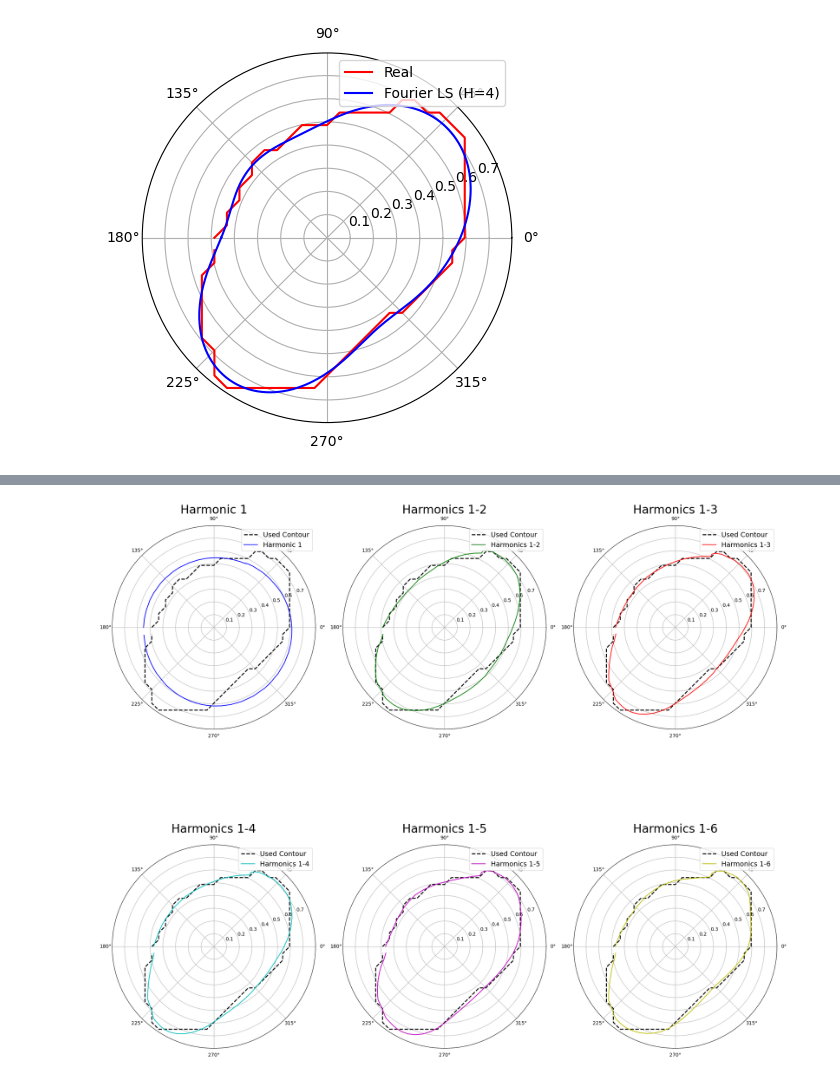
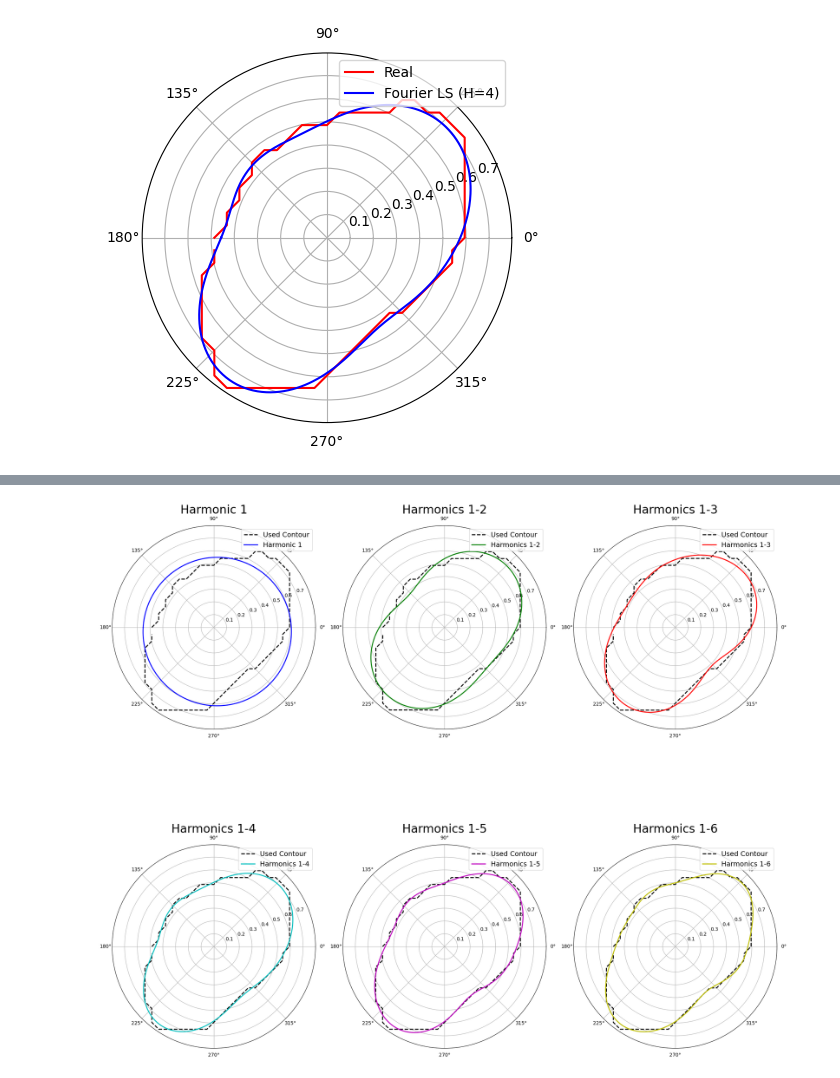
Before and after one commit to lampis-tzai/handwriting-evidence-evaluation-fourier-based-feature-extraction, a Jupyter notebook: Fourier_feature_extraction/step_by_step_image_preprocessing.ipynb, the cells around one changed output, grey strips where cells are left out. Saved outputs shown, nothing was run; the diff lists cells and outputs as text; code cells hidden in the pictures.

```diff
--- a/Fourier_feature_extraction/step_by_step_image_preprocessing.ipynb
+++ b/Fourier_feature_extraction/step_by_step_image_preprocessing.ipynb
@@ -347,31 +325,50 @@ plt.show()
 # %%
-N = len(r_normalized)
-theta = np.linspace(0, 2*np.pi, N)
-Y = np.fft.fft(r_normalized)/N
-Re = np.real(Y)
-Im = np.imag(Y)
+import numpy as np
+import matplotlib.pyplot as plt
 
-colors = ['b', 'g', 'r', 'c', 'm', 'y', 'k']
-labels = ['Harmonic 1', 'Harmonics 1-2', 'Harmonics 1-3', 'Harmonics 1-4', 'Harmonics 1-5', 'Harmonics 1-6']
+colors = ['b', 'g', 'r', 'c', 'm', 'y']
+labels = [
+    'Harmonic 1',
+    'Harmonics 1-2',
+    'Harmonics 1-3',
+    'Harmonics 1-4',
+    'Harmonics 1-5',
+    'Harmonics 1-6'
+]
 
-# Create 2x2 polar subplots
+N = len(phis)
+theta_dense = np.linspace(-np.pi, np.pi, 500)
+
 fig, axs = plt.subplots(2, 3, figsize=(20, 20), subplot_kw={'projection': 'polar'})
-axs = axs.flatten()  # Flatten for easier indexing
+axs = axs.flatten()
 
 for i in range(1, 7):
-    rho = np.full(N, Re[0])  # start with DC component
-    for j in range(1, i + 1):
-        an = 2 * Re[j]
-        bn = -2 * Im[j]
-        rho += an * np.cos(j * theta) + bn * np.sin(j * theta)
+    # Design matrix on observed angles
+    A = np.ones((N, 1 + 2 * i))
+    for h in range(1, i + 1):
+        A[:, 2*h - 1] = np.cos(h * phis)
+        A[:, 2*h]     = np.sin(h * phis)
 
-    axs[i-1].plot(phis, r_normalized, 'k--', label='Used Contour', linewidth=2)
-    axs[i-1].plot(phis, rho, color=colors[i - 1], label=labels[i - 1])
-    axs[i-1].set_title(labels[i - 1], fontsize=24)  # adjusted for readability
-    axs[i-1].legend(loc='upper right', fontsize=14)
+    # Least-squares fit
+    coeffs, residuals, rank, sv = np.linalg.lstsq(A, r_normalized, rcond=None)
+
+    # Dense reconstruction for smooth plotting
+    A_dense = np.ones((len(theta_dense), 1 + 2 * i))
+    for h in range(1, i + 1):
+        A_dense[:, 2*h - 1] = np.cos(h * theta_dense)
+        A_dense[:, 2*h]     = np.sin(h * theta_dense)
+
+    rho_reconstructed = A_dense @ coeffs
+
+    # Plot original contour and LS reconstruction
+    axs[i - 1].plot(phis, r_normalized, 'k--', label='Used Contour', linewidth=2)
+    axs[i - 1].plot(theta_dense, rho_reconstructed, color=colors[i - 1], label=labels[i - 1], linewidth=2)
+    axs[i - 1].set_title(labels[i - 1], fontsize=24)
+    axs[i - 1].legend(loc='upper right', fontsize=14)
+    axs[i - 1].grid(True)
 
 plt.tight_layout()
+fig.savefig('fourier_ls_reconstruction.png', dpi=300, bbox_inches='tight')
 plt.show()
-fig.savefig('fourier_series_reconstruction.png', dpi=300)
 # %% [output]
-[figure, old version]
+[figure, new version]
```
Also changed, not shown: parts of 6 cells of this notebook, 2 other files.
